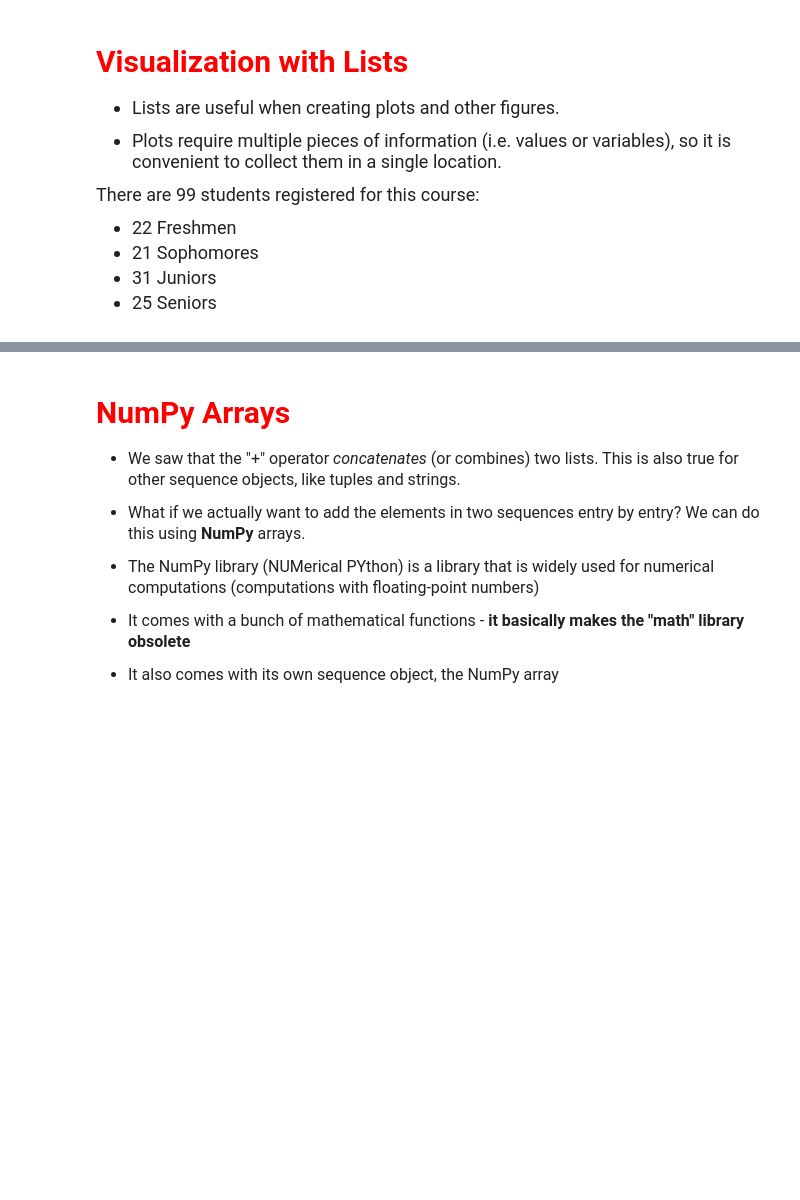
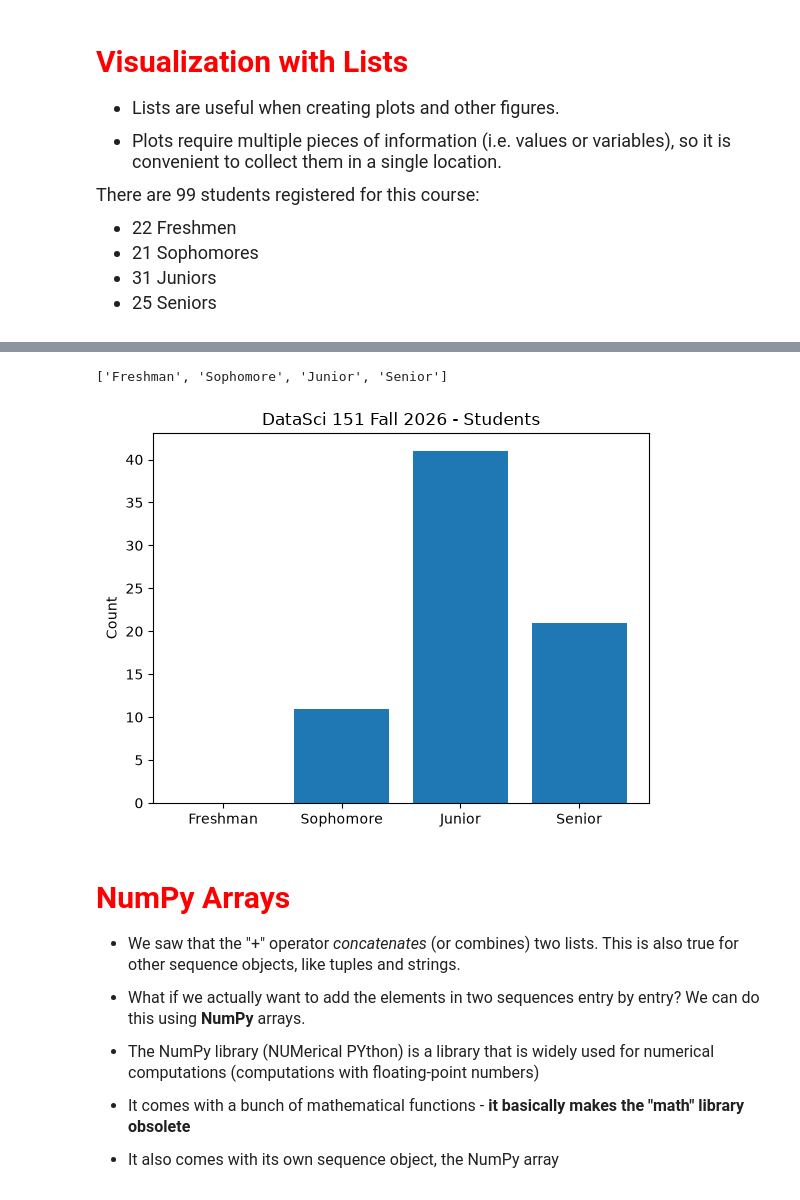
Before and after one commit to niyatiravi/datasci151fall2026, a Jupyter notebook: lecture_04_other_sequence_objects/Lecture04 copy.ipynb, the cells around one changed output, grey strips where cells are left out. Drawn from its saved outputs; the diff is of its cells as text; code cells hidden in the pictures; blank space fills up the shorter version.

```diff
--- a/lecture_04_other_sequence_objects/Lecture04 copy.ipynb
+++ b/lecture_04_other_sequence_objects/Lecture04 copy.ipynb
@@ -216,5 +254,18 @@ help(plt.bar)
+# %%
+categories
+# %% [output]
+['Freshman', 'Sophomore', 'Junior', 'Senior']
 # %%
 # create bar plot here
+categories = ["Freshman", "Sophomore", "Junior", "Senior"]
+num_students = [0, 11, 41, 21]
+
+plt.bar(x = categories, height = num_students)
+plt.title("DataSci 151 Fall 2026 - Students")
+plt.ylabel("Count")
+plt.show()
+# %% [output]
+[figure, added]
 # %% [markdown]
 # <span style="color:red; font-size:30px"> NumPy Arrays</span>
 
```
Also changed, not shown: parts of 18 cells of this notebook.
